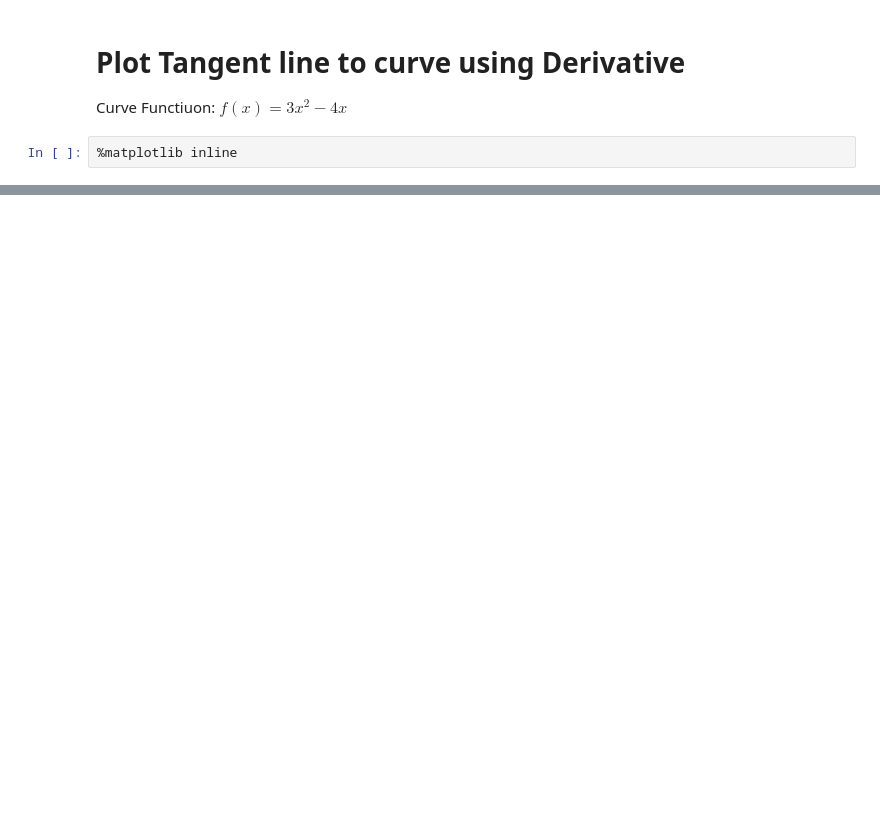
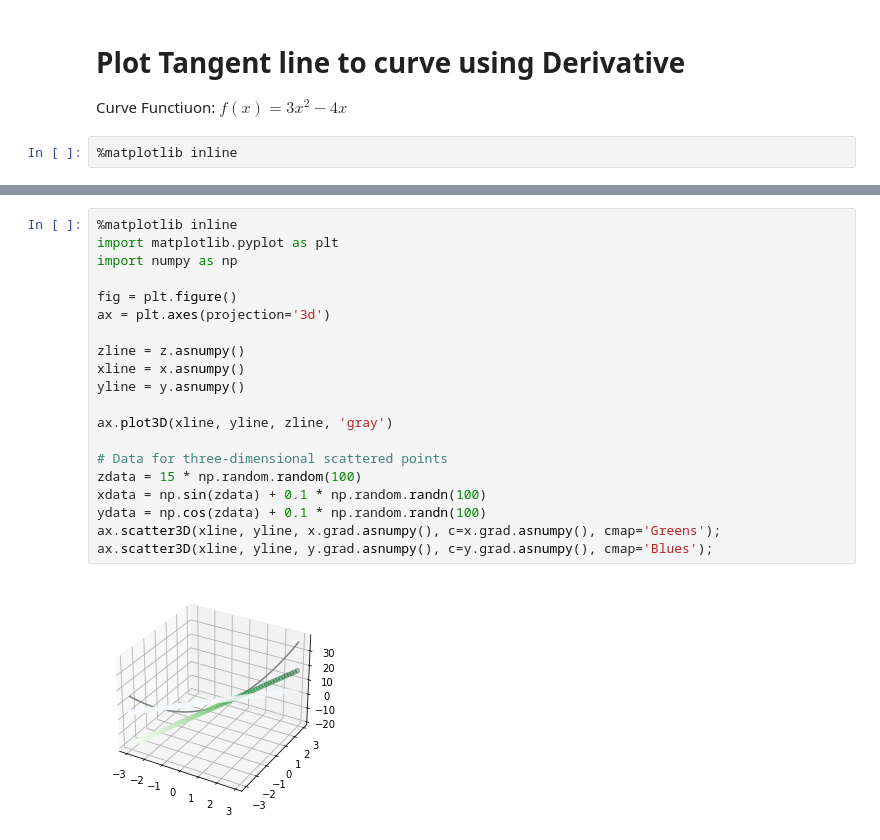
Before and after one commit to sfurlong/ml-sandbox, a Jupyter notebook: calculus-playtime.ipynb, the cells around one changed output, grey strips where cells are left out. Saved outputs shown, nothing was run; the diff lists cells and outputs as text; blank space fills up the shorter version.

```diff
--- a/calculus-playtime.ipynb
+++ b/calculus-playtime.ipynb
@@ -65,0 +143,22 @@ ret:  [-3.         -2.55555556 -2.11111111 -1.66666667 -1.22222222 -0.77777778
+# %%
+%matplotlib inline
+import matplotlib.pyplot as plt
+import numpy as np
+
+fig = plt.figure()
+ax = plt.axes(projection='3d')
+
+zline = z.asnumpy()
+xline = x.asnumpy()
+yline = y.asnumpy()
+
+ax.plot3D(xline, yline, zline, 'gray')
+
+# Data for three-dimensional scattered points
+zdata = 15 * np.random.random(100)
+xdata = np.sin(zdata) + 0.1 * np.random.randn(100)
+ydata = np.cos(zdata) + 0.1 * np.random.randn(100)
+ax.scatter3D(xline, yline, x.grad.asnumpy(), c=x.grad.asnumpy(), cmap='Greens');
+ax.scatter3D(xline, yline, y.grad.asnumpy(), c=y.grad.asnumpy(), cmap='Blues');
+# %% [output]
+[figure, added]
```
Also changed, not shown: parts of 6 cells of this notebook, 1 other file.
